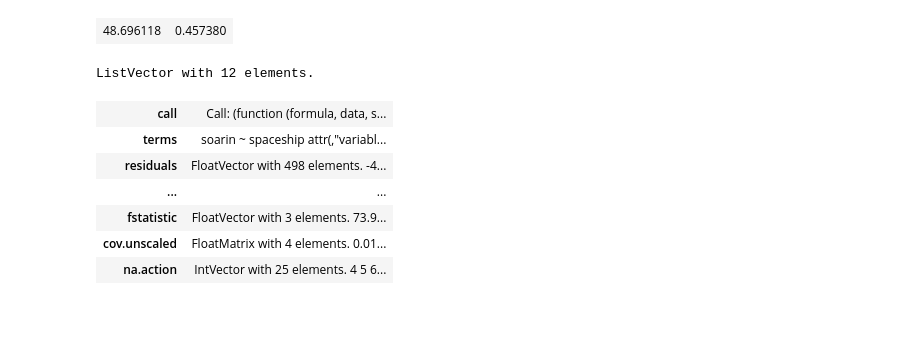
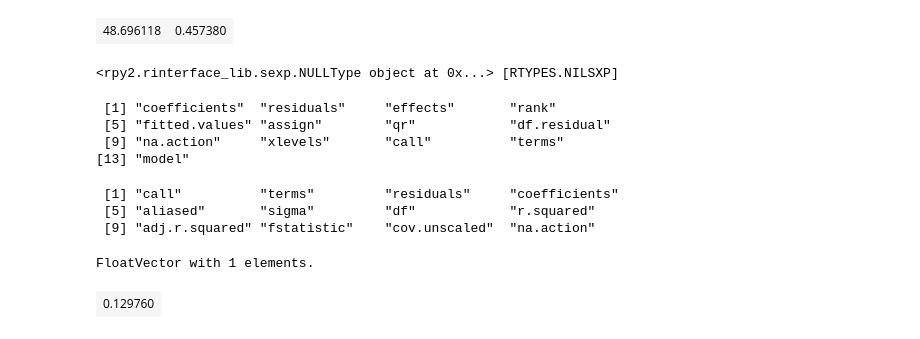
Before and after one commit to dataesilva/EMAT22110, a Jupyter notebook: demos/Disney Wait Times.ipynb, the cells around one changed output. Cells and saved outputs as stored; diff of their text form; code cells hidden in the pictures.

```diff
--- a/demos/Disney Wait Times.ipynb
+++ b/demos/Disney Wait Times.ipynb
@@ -37,7 +37,7 @@ r_summary = robjects.r["summary"]
 # %% [markdown]
 #### With the environment set up, it's time to load in and look at our data
 # %%
-waits = pd.read_csv("disney_wait_times.csv")
+waits = pd.read_csv(r"D:\EMAT_22110\EMAT22110\disney_wait_times.csv")
 waits.head()
 # %% [output]
 |  | date | datetime | soarin_wait | spaceship_wait |
@@ -103,14 +109,25 @@ wait_lm.rx2("coefficients")
 # %% [output]
 FloatVector with 2 elements.
 | 48.696118 | 0.457380 |
+# %%
+wait_lm.rx2("rsquared")
+# %% [output]
+<rpy2.rinterface_lib.sexp.NULLType object at 0x...> [RTYPES.NILSXP]
+# %%
+print(wait_lm.names)
+# %% [output]
+ [1] "coefficients"  "residuals"     "effects"       "rank"
+ [5] "fitted.values" "assign"        "qr"            "df.residual"
+ [9] "na.action"     "xlevels"       "call"          "terms"
+[13] "model"
+# %%
+print(r_summary(wait_lm).names)
+# %% [output]
+ [1] "call"          "terms"         "residuals"     "coefficients"
+ [5] "aliased"       "sigma"         "df"            "r.squared"
+ [9] "adj.r.squared" "fstatistic"    "cov.unscaled"  "na.action"
 # %%
-r_summary(wait_lm)
+r_summary(wait_lm).rx2('r.squared')
 # %% [output]
-ListVector with 12 elements.
+FloatVector with 1 elements.
-| call | Call: (function (formula, data, s... |
-| terms | soarin ~ spaceship attr(,"variabl... |
-| residuals | FloatVector with 498 elements. -4... |
-| ... | ... |
-| fstatistic | FloatVector with 3 elements. 73.9... |
-| cov.unscaled | FloatMatrix with 4 elements. 0.01... |
-| na.action | IntVector with 25 elements. 4 5 6... |
+| 0.129760 |
```
Also changed, not shown: parts of 2 cells of this notebook.
